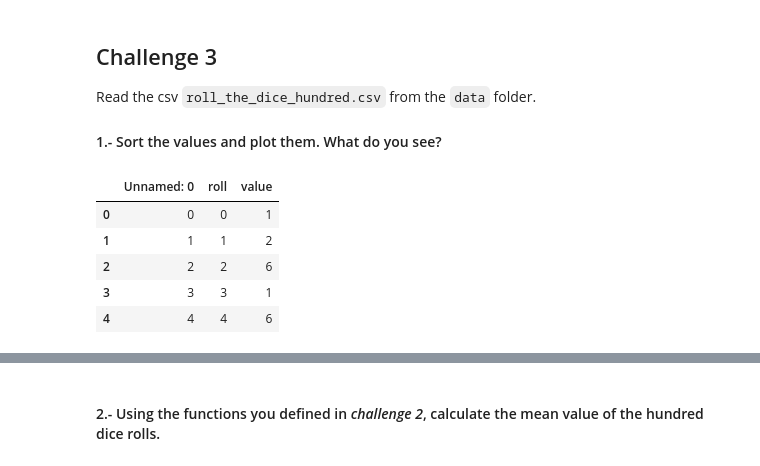
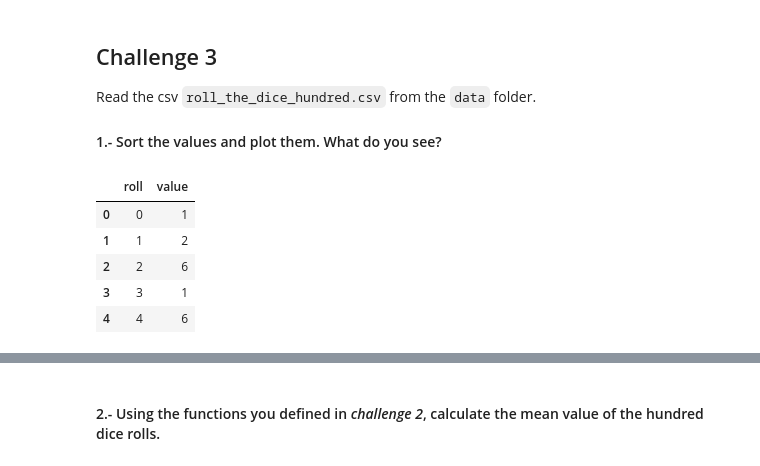
Before and after one commit to ta-data-bcn/descriptive-stats, a Jupyter notebook: your-code/main.ipynb, the cells around one changed output, grey strips where cells are left out. Saved outputs shown, nothing was run; the diff lists cells and outputs as text; code cells hidden in the pictures.

```diff
--- a/your-code/main.ipynb
+++ b/your-code/main.ipynb
@@ -135,12 +135,12 @@ Read the csv `roll_the_dice_hundred.csv` from the `data` folder.
 #### 1.- Sort the values and plot them. What do you see?
 # %%
 # your code here
-rolls = pd.read_csv("../data/roll_the_dice_hundred.csv")
-rolls.head()
+rolls2 = pd.read_csv("../data/roll_the_dice_hundred.csv").drop("Unnamed: 0", axis=1)
+rolls2.head()
 # %% [output]
-|  | Unnamed: 0 | roll | value |
-| 0 | 0 | 0 | 1 |
-| 1 | 1 | 1 | 2 |
-| 2 | 2 | 2 | 6 |
-| 3 | 3 | 3 | 1 |
-| 4 | 4 | 4 | 6 |
+|  | roll | value |
+| 0 | 0 | 1 |
+| 1 | 1 | 2 |
+| 2 | 2 | 6 |
+| 3 | 3 | 1 |
+| 4 | 4 | 6 |
```
Also changed, not shown: parts of 14 cells of this notebook.
